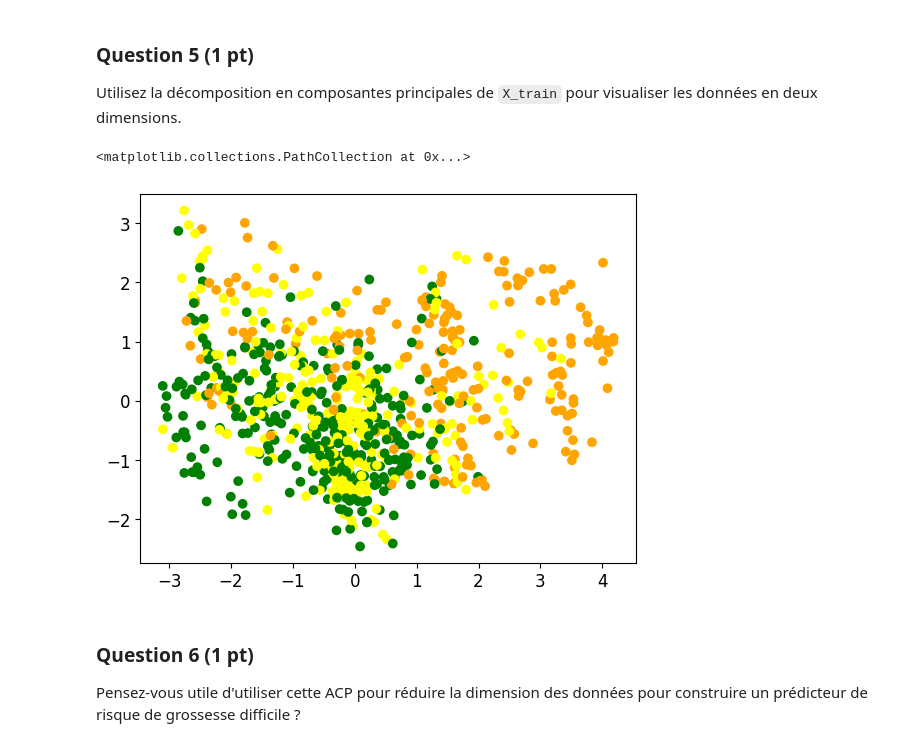
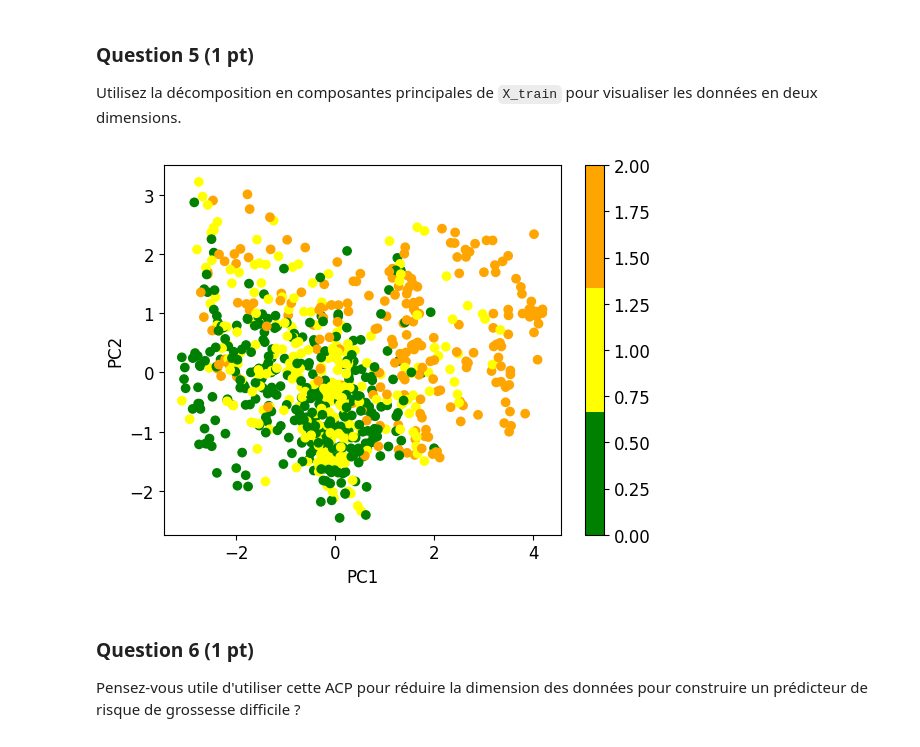
Before and after one commit to romain-lelaidier/sdd-projet, a Jupyter notebook: Projet.ipynb, the cells around one changed output. Drawn from its saved outputs; the diff is of its cells as text; code cells hidden in the pictures.

```diff
--- a/Projet.ipynb
+++ b/Projet.ipynb
@@ -139,9 +175,13 @@ X_projected = pca.transform(X_scaled)
 # %%
 # affichage
 plt.scatter(X_projected[:,0], X_projected[:,1], c=df_train['Risque'], cmap=risk_cmap)
+
+plt.xlabel('PC1')
+plt.ylabel('PC2')
+plt.colorbar()
+plt.show()
 # %% [output]
-<matplotlib.collections.PathCollection at 0x...>
-[figure, old version]
+[figure, new version]
 # %% [markdown]
 ### Question 6 (1 pt)
 Pensez-vous utile d'utiliser cette ACP pour réduire la dimension des données pour construire un prédicteur de risque de grossesse difficile ?
```
Also changed, not shown: parts of 11 cells of this notebook.
